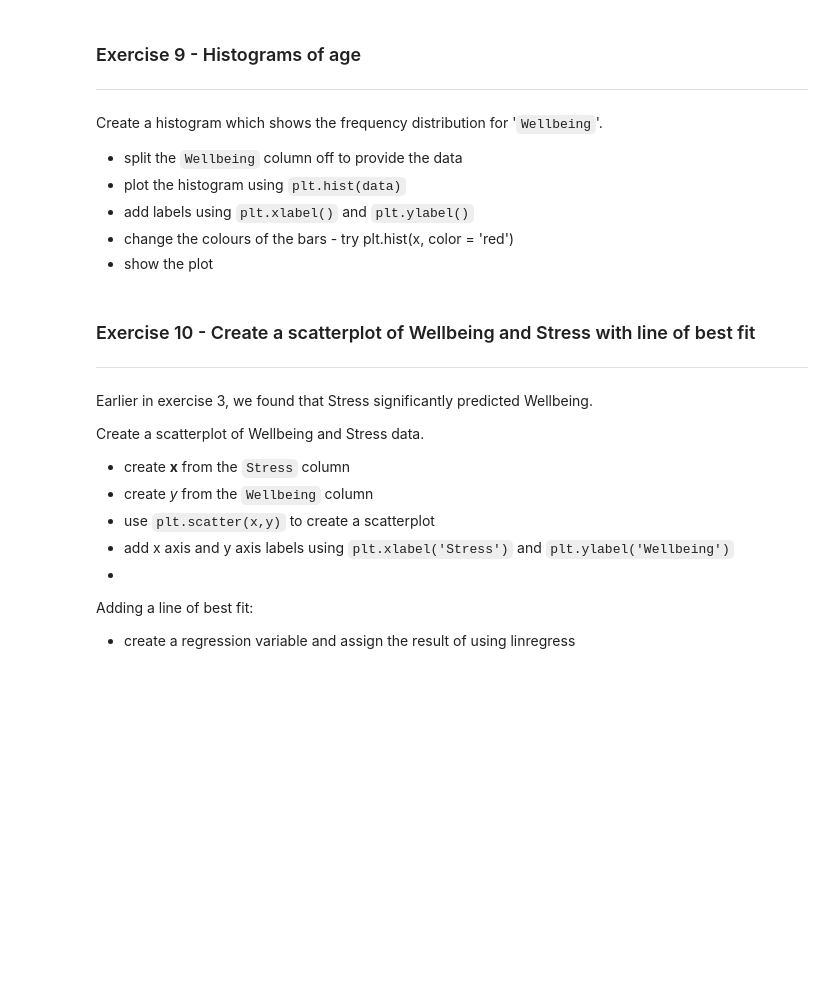
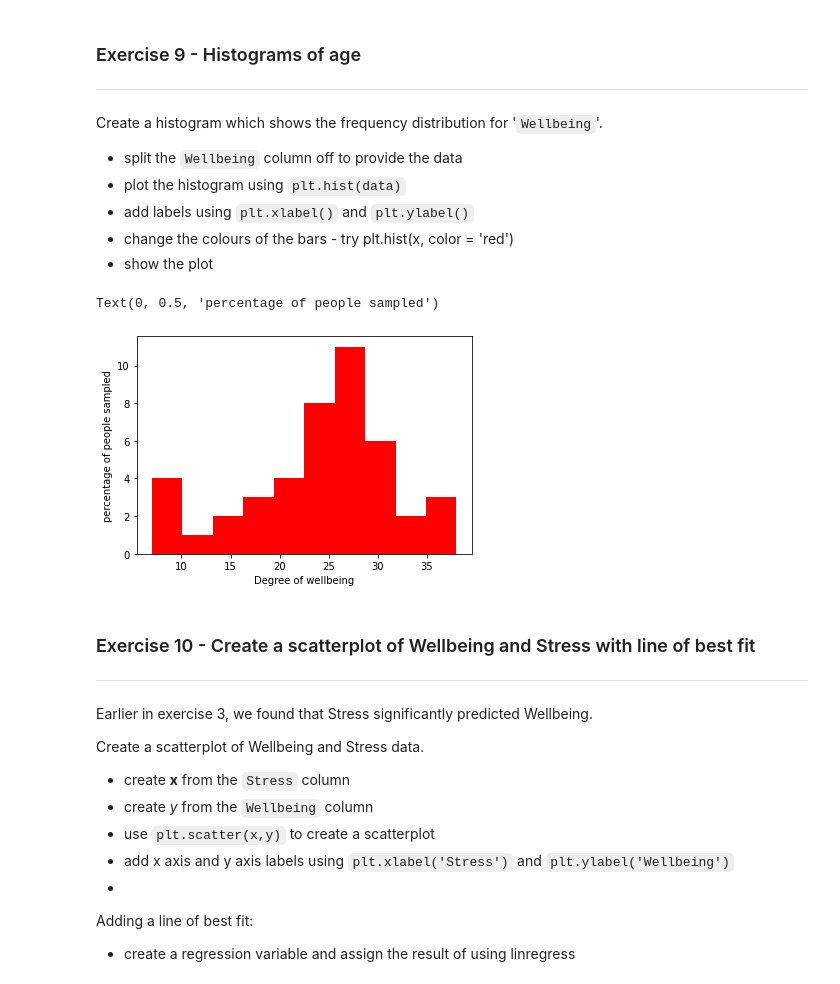
Before and after one commit to light-lamp/Datalabs-python-worksheets, a Jupyter notebook: Cor_Vis_29_7_Thursday.ipynb, the cells around one changed output. Saved outputs shown, nothing was run; the diff lists cells and outputs as text; code cells hidden in the pictures; blank space fills up the shorter version.

```diff
--- a/Cor_Vis_29_7_Thursday.ipynb
+++ b/Cor_Vis_29_7_Thursday.ipynb
@@ -465,6 +432,17 @@ Create a histogram which shows the frequency distribution for '`Wellbeing`'.
 * add labels using `plt.xlabel()` and `plt.ylabel()`
 * change the colours of the bars - try plt.hist(x, color = 'red')
 * show the plot
+# %%
+new_url = pd.read_csv(url)
+df = new_url["Wellbeing"]
+df
+data = df
+plt.hist(data,color = "red")
+plt.xlabel("Degree of wellbeing")
+plt.ylabel("percentage of people sampled")
+# %% [output]
+Text(0, 0.5, 'percentage of people sampled')
+[figure, added]
 # %% [markdown]
 ### Exercise 10 - Create a scatterplot of Wellbeing and Stress with line of best fit
 ---
```
Also changed, not shown: parts of 9 cells of this notebook.
